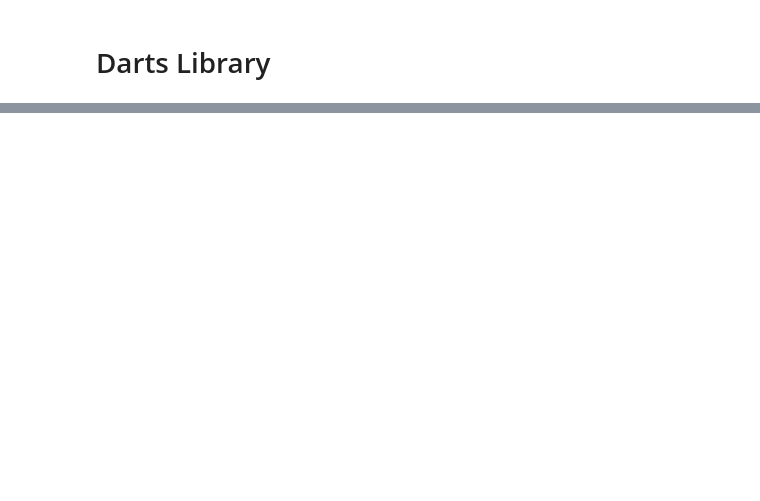
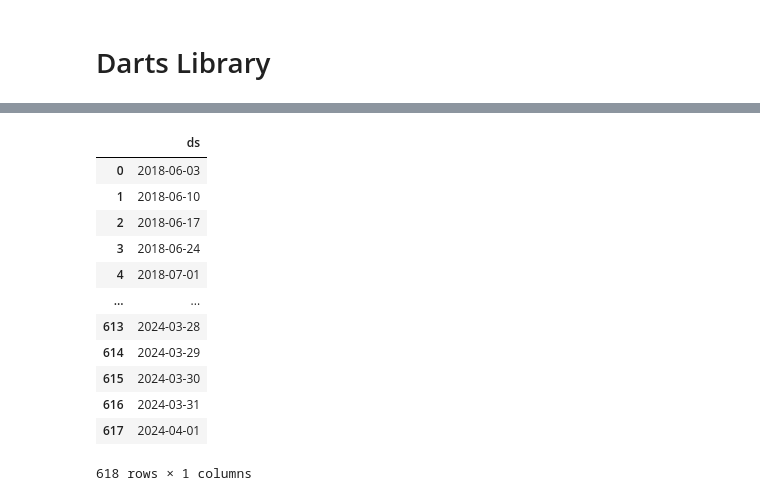
Before and after one commit to bibi643/Air_quality_India_kaggle, a Jupyter notebook: air_qual.ipynb, the cells around one changed output, grey strips where cells are left out. Drawn from its saved outputs; the diff is of its cells as text; code cells hidden in the pictures; blank space fills up the shorter version.

```diff
--- a/air_qual.ipynb
+++ b/air_qual.ipynb
@@ -166,0 +233,17 @@ plt.legend()
+# %%
+future=m.make_future_dataframe(periods=365)
+future
+# %% [output]
+|  | ds |
+| 0 | 2018-06-03 |
+| 1 | 2018-06-10 |
+| 2 | 2018-06-17 |
+| 3 | 2018-06-24 |
+| 4 | 2018-07-01 |
+| ... | ... |
+| 613 | 2024-03-28 |
+| 614 | 2024-03-29 |
+| 615 | 2024-03-30 |
+| 616 | 2024-03-31 |
+| 617 | 2024-04-01 |
+618 rows × 1 columns
```
Also changed, not shown: parts of 27 cells of this notebook.
